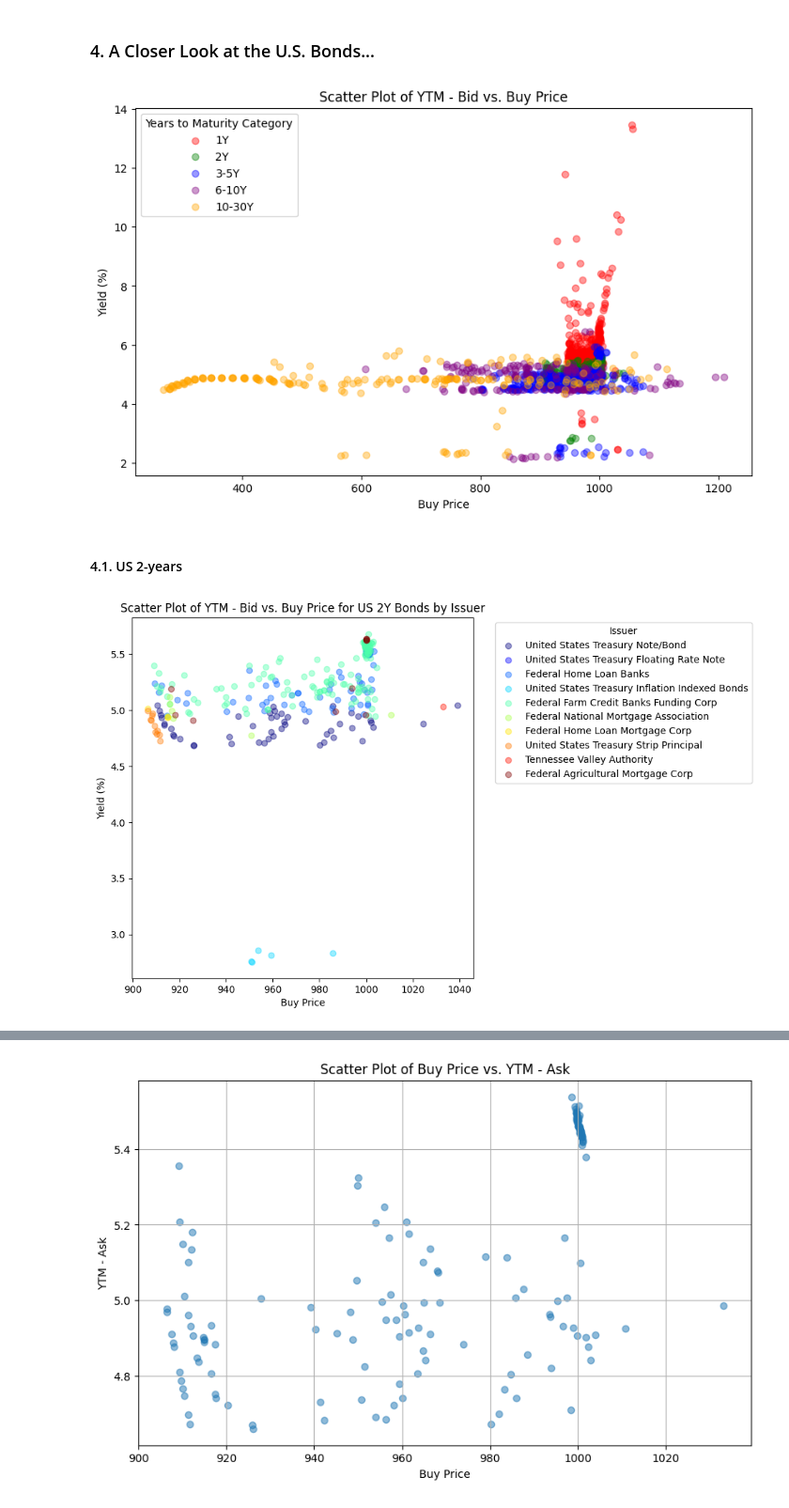
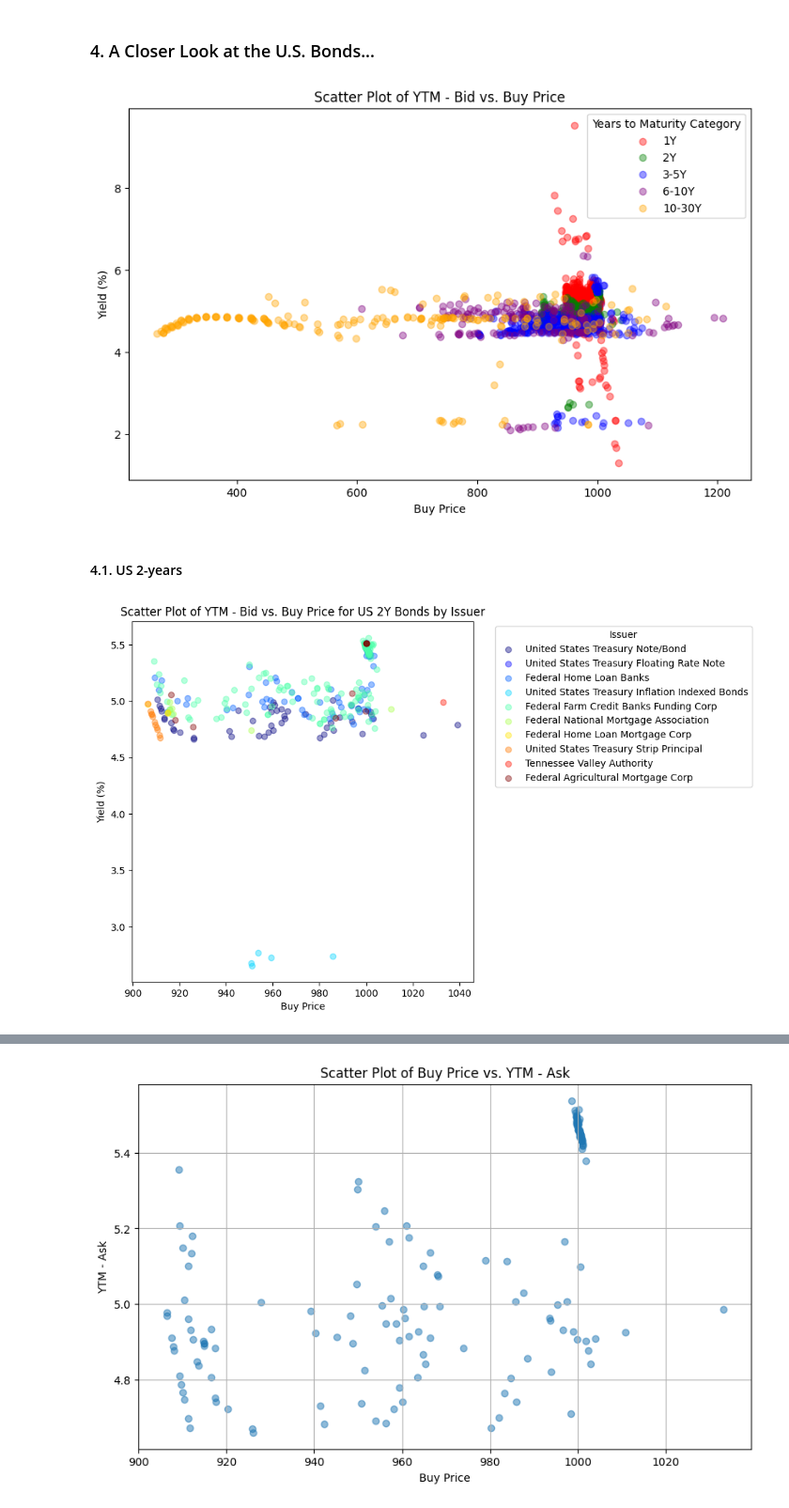
Before and after one commit to yildirimalper/case-study-bond-investment, a Jupyter notebook: portfolio_selection.ipynb, the cells around one changed output, grey strips where cells are left out. Shown at 94% size. Cells and saved outputs as stored; diff of their text form; code cells hidden in the pictures.

Commit message:
Finish the portfolio selection, presentation; final fix in code; create some additional figures

```diff
--- a/portfolio_selection.ipynb
+++ b/portfolio_selection.ipynb
@@ -119,47 +127,47 @@ us_10_to_30 = data[(data['Country'] == 'United States') & (data['Years to Maturi
 # Assuming 'portfolio' is your DataFrame with bond data
 plt.figure(figsize=(10, 6))
 
-# Filtering out negative 'YTM - Bid' values
-filtered_data = us_data[us_data['YTM - Bid'] >= 0]
+# Filtering out negative 'YTM - Ask' values
+filtered_data = us_data[us_data['YTM - Ask'] >= 0]
 
 # Creating categorical 'Years to Maturity' bins
 bins = [0, 1, 2, 5, 10, 30]
 labels = ['1Y', '2Y', '3-5Y', '6-10Y', '10-30Y']
 filtered_data['Years to Maturity Category'] = pd.cut(filtered_data['Years to Maturity'], bins=bins, labels=labels)
 
 # Define a color map for the categories
 category_colors = {'1Y': 'red', '2Y': 'green', '3-5Y': 'blue', '6-10Y': 'purple', '10-30Y': 'orange'}
 
 # Map the category labels to colors
 filtered_data['Color'] = filtered_data['Years to Maturity Category'].map(category_colors)
 
 # Creating scatter plot with discrete colors
 for category, color in category_colors.items():
     subset = filtered_data[filtered_data['Years to Maturity Category'] == category]
-    plt.scatter(subset['Buy Price'], subset['YTM - Bid'], label=category, color=color, alpha=0.4)
+    plt.scatter(subset['Buy Price'], subset['YTM - Ask'], label=category, color=color, alpha=0.4)
 
 # Adding labels
 plt.xlabel('Buy Price')
 plt.ylabel('Yield (%)')
 
 # Adding a legend
 plt.legend(title='Years to Maturity Category')
 
 # Adding a title
 plt.title('Scatter Plot of YTM - Bid vs. Buy Price')
 
 # Show the plot
 plt.show()
 # %% [output]
-[figure, old version]
+[figure, new version]
 # %% [markdown]
 #### 4.1. US 2-years <a class="anchor" id="41"></a>
 # %%
 # Assuming us2y is your DataFrame for US bonds with 2 years to maturity
 plt.figure(figsize=(10, 6))
 
-# Filtering out negative 'YTM - Bid' values
-filtered_us2y = us2y[us2y['YTM - Bid'] >= 0]
+# Filtering out negative 'YTM - Ask' values
+filtered_us2y = us2y[us2y['YTM - Ask'] >= 0]
 
 # Identify unique issuers
 unique_issuers = filtered_us2y['Issuer'].unique()
@@ -175,7 +183,7 @@ filtered_us2y['Color'] = filtered_us2y['Issuer'].map(issuer_colors)
 # Creating scatter plot with discrete colors
 for issuer, color in issuer_colors.items():
     subset = filtered_us2y[filtered_us2y['Issuer'] == issuer]
-    plt.scatter(subset['Buy Price'], subset['YTM - Bid'], label=issuer, color=color, alpha=0.4)
+    plt.scatter(subset['Buy Price'], subset['YTM - Ask'], label=issuer, color=color, alpha=0.4)
 
 # Adding labels
 plt.xlabel('Buy Price')
@@ -193,4 +201,4 @@ plt.title('Scatter Plot of YTM - Bid vs. Buy Price for US 2Y Bonds by Issuer')
 # Show the plot
 plt.show()
 # %% [output]
-[figure, old version]
+[figure, new version]
```
Also changed, not shown: parts of 141 cells of this notebook, 14 other files.
